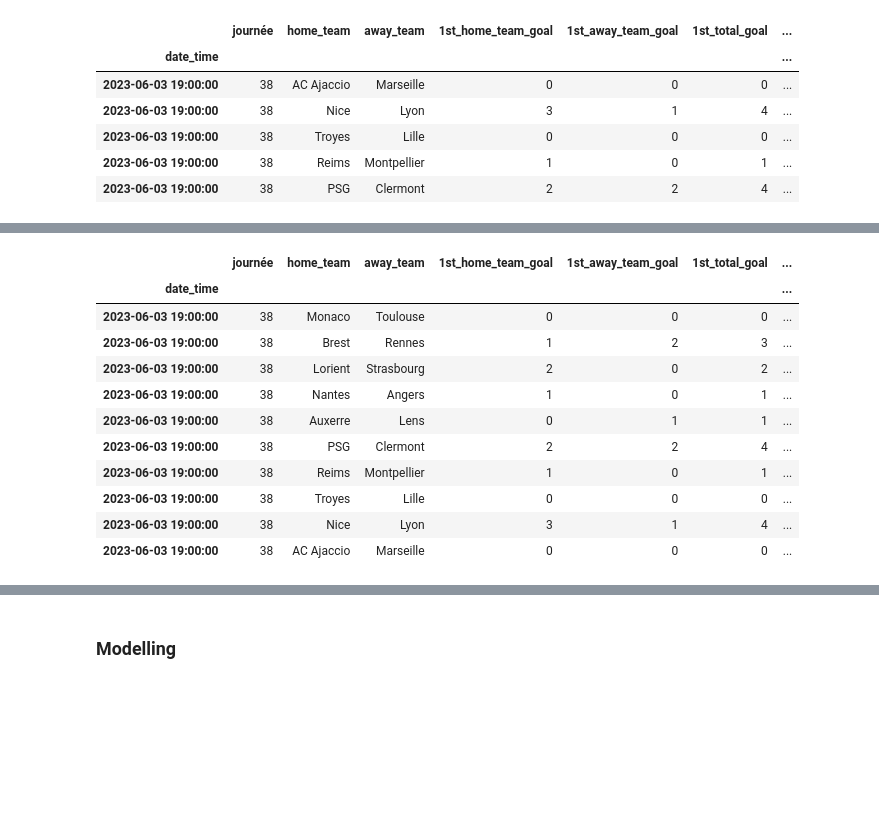
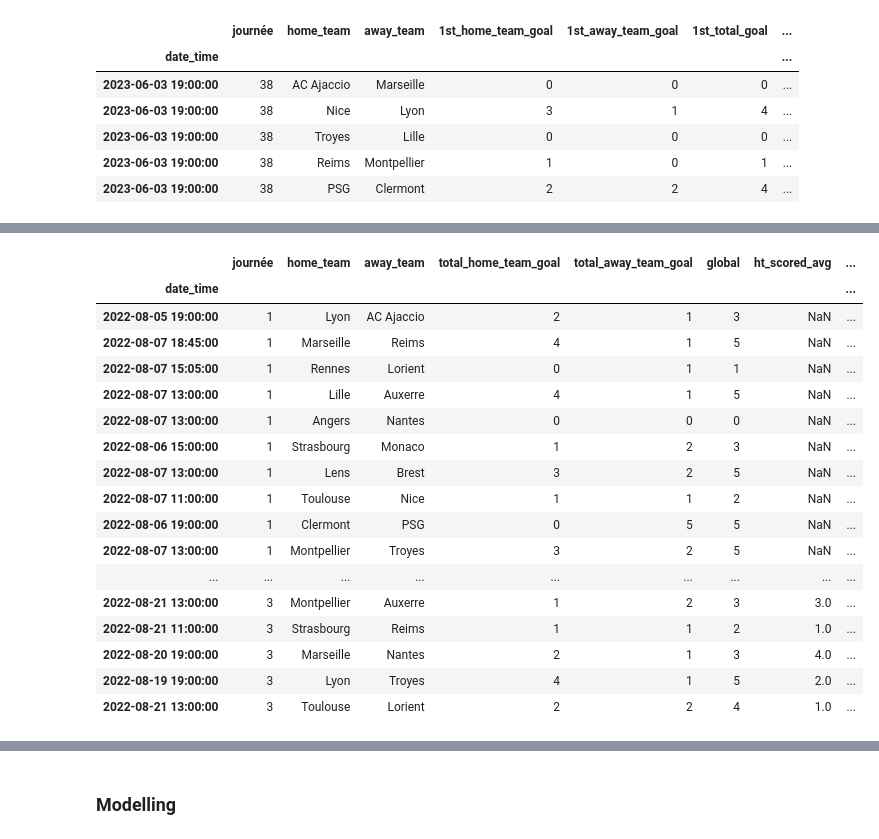
Before and after one commit to Hardfive/ProBettor, a Jupyter notebook: football/analysis/ipynb_checkpoints/modelling.ipynb, the cells around one changed output, grey strips where cells are left out. Saved outputs shown, nothing was run; the diff lists cells and outputs as text; code cells hidden in the pictures; blank space fills up the shorter version.

```diff
--- a/football/analysis/ipynb_checkpoints/modelling.ipynb
+++ b/football/analysis/ipynb_checkpoints/modelling.ipynb
@@ -25,3 +23,6 @@ df.head()
 | 2023-06-03 19:00:00 | 38 | Troyes | Lille | 0 | 0 | 0 | ... |
 | 2023-06-03 19:00:00 | 38 | Reims | Montpellier | 1 | 0 | 1 | ... |
 | 2023-06-03 19:00:00 | 38 | PSG | Clermont | 2 | 2 | 4 | ... |
+# %%
+df.drop(['1st_home_team_goal', '1st_away_team_goal', '1st_total_goal',
+         '2nd_home_team_goal', '2nd_away_team_goal', '2nd_total_goal'], axis=1, inplace=True)
@@ -28,7 +36,7 @@ df.head()
 # %%
 def avg_per_match():
     """This function will calculate for each team
-    the average of goal scored and conceded after each journée
+    the average of goal scored and conceded after each match
     """
     data = df.copy()
     data = data.sort_values(by='journée', ascending=True)
@@ -42,17 +50,23 @@ def avg_per_match():
     return data
 # %%
 data = avg_per_match()
-data.tail(10)
+data.head(30)
 # %% [output]
-|  | journée | home_team | away_team | 1st_home_team_goal | 1st_away_team_goal | 1st_total_goal | ... |
-| date_time |  |  |  |  |  |  | ... |
-| 2023-06-03 19:00:00 | 38 | Monaco | Toulouse | 0 | 0 | 0 | ... |
-| 2023-06-03 19:00:00 | 38 | Brest | Rennes | 1 | 2 | 3 | ... |
-| 2023-06-03 19:00:00 | 38 | Lorient | Strasbourg | 2 | 0 | 2 | ... |
-| 2023-06-03 19:00:00 | 38 | Nantes | Angers | 1 | 0 | 1 | ... |
-| 2023-06-03 19:00:00 | 38 | Auxerre | Lens | 0 | 1 | 1 | ... |
-| 2023-06-03 19:00:00 | 38 | PSG | Clermont | 2 | 2 | 4 | ... |
-| 2023-06-03 19:00:00 | 38 | Reims | Montpellier | 1 | 0 | 1 | ... |
-| 2023-06-03 19:00:00 | 38 | Troyes | Lille | 0 | 0 | 0 | ... |
-| 2023-06-03 19:00:00 | 38 | Nice | Lyon | 3 | 1 | 4 | ... |
-| 2023-06-03 19:00:00 | 38 | AC Ajaccio | Marseille | 0 | 0 | 0 | ... |
+|  | journée | home_team | away_team | total_home_team_goal | total_away_team_goal | global | ht_scored_avg | ... |
+| date_time |  |  |  |  |  |  |  | ... |
+| 2022-08-05 19:00:00 | 1 | Lyon | AC Ajaccio | 2 | 1 | 3 | NaN | ... |
+| 2022-08-07 18:45:00 | 1 | Marseille | Reims | 4 | 1 | 5 | NaN | ... |
+| 2022-08-07 15:05:00 | 1 | Rennes | Lorient | 0 | 1 | 1 | NaN | ... |
+| 2022-08-07 13:00:00 | 1 | Lille | Auxerre | 4 | 1 | 5 | NaN | ... |
+| 2022-08-07 13:00:00 | 1 | Angers | Nantes | 0 | 0 | 0 | NaN | ... |
+| 2022-08-06 15:00:00 | 1 | Strasbourg | Monaco | 1 | 2 | 3 | NaN | ... |
+| 2022-08-07 13:00:00 | 1 | Lens | Brest | 3 | 2 | 5 | NaN | ... |
+| 2022-08-07 11:00:00 | 1 | Toulouse | Nice | 1 | 1 | 2 | NaN | ... |
+| 2022-08-06 19:00:00 | 1 | Clermont | PSG | 0 | 5 | 5 | NaN | ... |
+| 2022-08-07 13:00:00 | 1 | Montpellier | Troyes | 3 | 2 | 5 | NaN | ... |
+| ... | ... | ... | ... | ... | ... | ... | ... | ... |
+| 2022-08-21 13:00:00 | 3 | Montpellier | Auxerre | 1 | 2 | 3 | 3.0 | ... |
+| 2022-08-21 11:00:00 | 3 | Strasbourg | Reims | 1 | 1 | 2 | 1.0 | ... |
+| 2022-08-20 19:00:00 | 3 | Marseille | Nantes | 2 | 1 | 3 | 4.0 | ... |
+| 2022-08-19 19:00:00 | 3 | Lyon | Troyes | 4 | 1 | 5 | 2.0 | ... |
+| 2022-08-21 13:00:00 | 3 | Toulouse | Lorient | 2 | 2 | 4 | 1.0 | ... |
```
Also changed, not shown: parts of 16 cells of this notebook, 14 other files.
